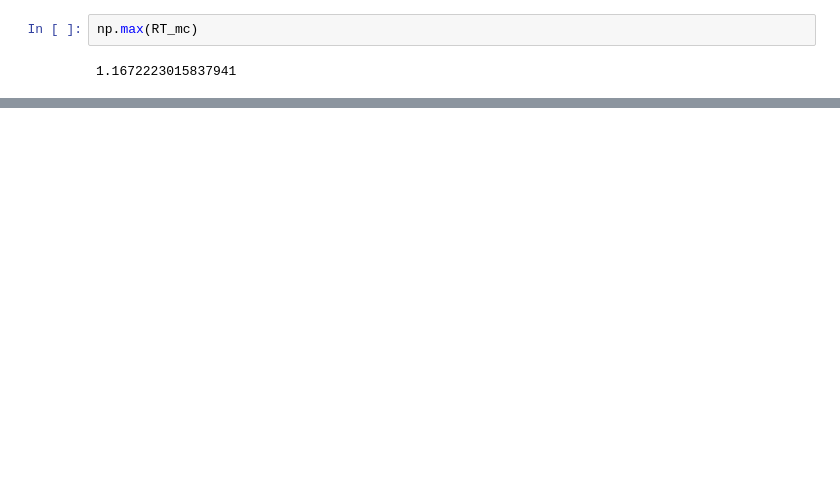
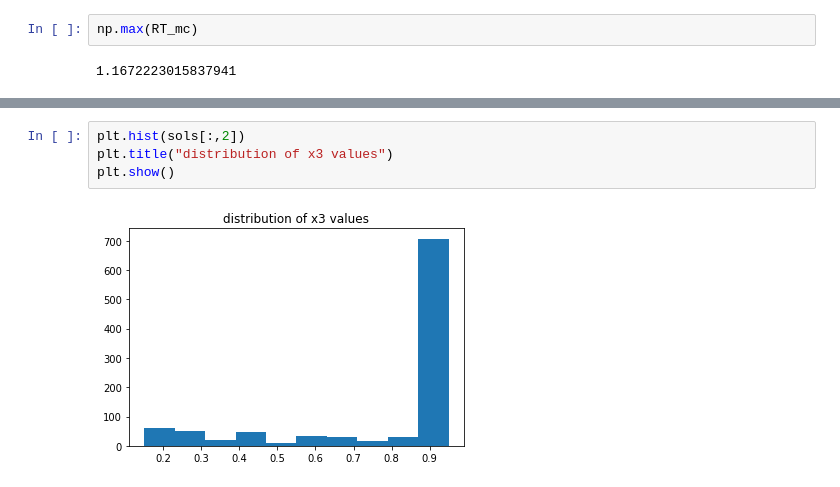
Before and after one commit to cpatdowling/peakload, a Jupyter notebook: notebooks/dynamic programming.ipynb, the cells around one changed output, grey strips where cells are left out. Saved outputs shown, nothing was run; the diff lists cells and outputs as text; blank space fills up the shorter version.

```diff
--- a/notebooks/dynamic programming.ipynb
+++ b/notebooks/dynamic programming.ipynb
@@ -155,0 +201,6 @@ np.mean(RT_mc)
+# %%
+plt.hist(sols[:,2])
+plt.title("distribution of x3 values")
+plt.show()
+# %% [output]
+[figure, added]
```
Also changed, not shown: parts of 11 cells of this notebook.
